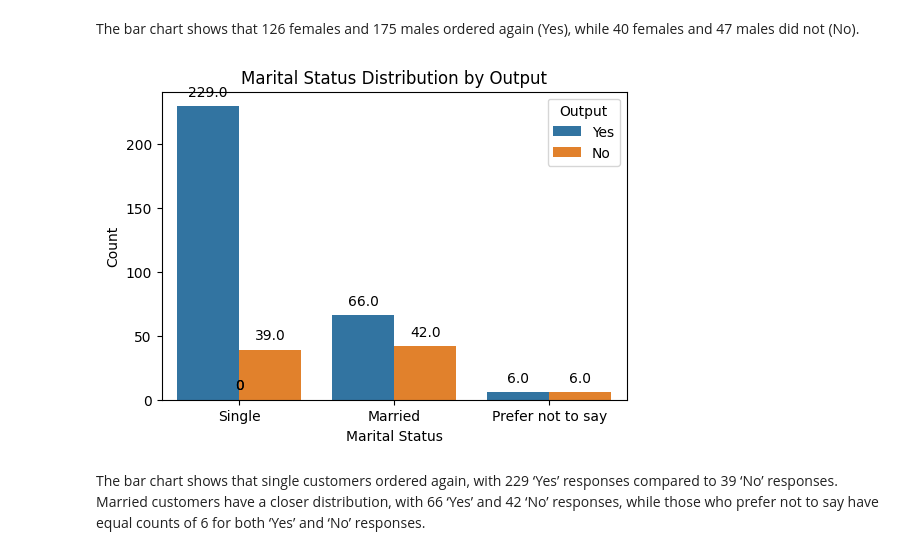
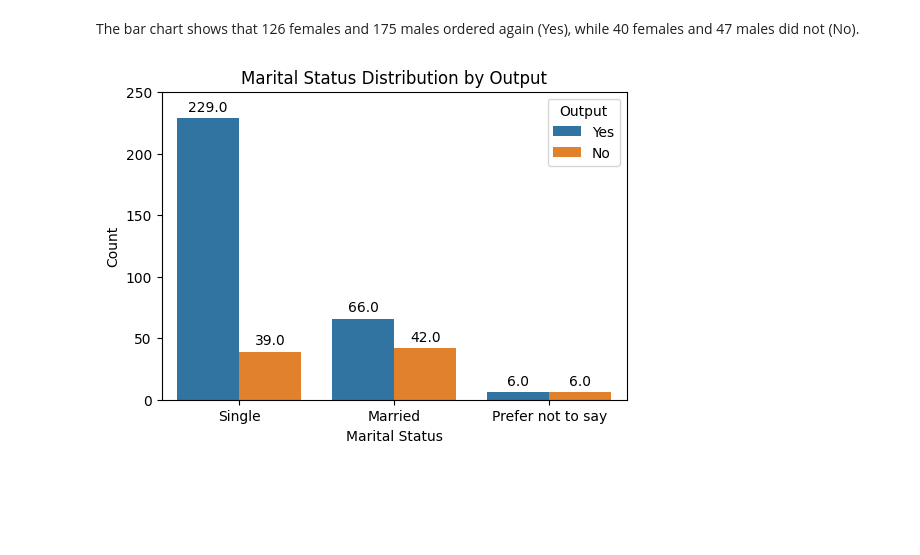
Before and after one commit to Tadeni00/Online-Food-Order-Prediction, a Jupyter notebook: notebook/1 . EDA.ipynb, the cells around one changed output. Drawn from its saved outputs; the diff is of its cells as text; code cells hidden in the pictures; blank space fills up the shorter version.

```diff
--- a/notebook/1 . EDA.ipynb
+++ b/notebook/1 . EDA.ipynb
@@ -339,16 +416,13 @@ plt.show()
 # %% [markdown]
 The bar graph shows that the majority of customers are single, with 156 males and 112 females. The married category has 59 males and 49 females, while the “Prefer not to say” category has 7 males and 5 females, indicating a higher number of single customers compared to other marital statuses.
 # %%
-# Occupation Distribution
+# Occupation Distribution by Gender
 plt.figure(figsize=(10, 6))
-ax = sns.countplot(x='Occupation', data=df, hue='Gender', order=df['Occupation'].value_counts().index)  # Plot the count of each occupation
-plt.title('Occupation Distribution')
-plt.xlabel('Count')
-plt.ylabel('Occupation')
-# Annotate bars
+ax = sns.countplot(x='Occupation', data=df, hue='Gender', order=df['Occupation'].value_counts().index)
+plt.title('Occupation Distribution by Gender')
+plt.xlabel('Occupation')
+plt.ylabel('Count')
 for p in ax.patches:
-    height = p.get_height()
-    ax.annotate(f'{height}', (p.get_x() + p.get_width() / 2., height),
-                ha='center', va='bottom', fontsize=12, color='black', xytext=(0, 3), textcoords='offset points')
+    ax.annotate(f'{p.get_height()}', (p.get_x() + p.get_width() / 2., p.get_height()), ha='center', va='center', xytext=(0, 10), textcoords='offset points')
 plt.show()
 # %% [output]
@@ -430,18 +504,29 @@ plt.show()
 # %% [markdown]
 The bar chart shows that 126 females and 175 males ordered again (Yes), while 40 females and 47 males did not (No).
 # %%
-# Distribution of Marital Status with respect to Output
+# Plot the count of each marital status with respect to 'Output'
 plt.figure(figsize=(6, 4))
-ax = sns.countplot(x='Marital Status', hue='Output', data=df)  # Plot the count of each marital status with respect to 'Output'
+ax = sns.countplot(x='Marital Status', hue='Output', data=df)
 plt.title('Marital Status Distribution by Output')
 plt.xlabel('Marital Status')
 plt.ylabel('Count')
-# Annotate bars
+
+# Add more space at the top of the plot
+plt.ylim(0, ax.get_ylim()[1] + 10)
+
+# Annotate bars with dynamic positioning
 for p in ax.patches:
-    ax.annotate(f'{p.get_height()}', (p.get_x() + p.get_width() / 2., p.get_height()),
-                ha='center', va='center', xytext=(0, 10), textcoords='offset points')
+    height = p.get_height()
+    if height > 0:  # Only annotate bars with height > 0
+        ax.annotate(f'{height}',
+                    (p.get_x() + p.get_width() / 2., height),
+                    ha='center',
+                    va='bottom',  # Place annotation just above the bar
+                    fontsize=10,
+                    color='black',
+                    xytext=(0, 3),  # Adjust vertical position, can be positive or negative
+                    textcoords='offset points')
+
 plt.show()
 # %% [output]
-[figure, old version]
+[figure, new version]
-# %% [markdown]
-The bar chart shows that single customers ordered again, with 229 ‘Yes’ responses compared to 39 ‘No’ responses. Married customers have a closer distribution, with 66 ‘Yes’ and 42 ‘No’ responses, while those who prefer not to say have equal counts of 6 for both ‘Yes’ and ‘No’ responses.
```
Also changed, not shown: parts of 49 cells of this notebook, 2 other files.
